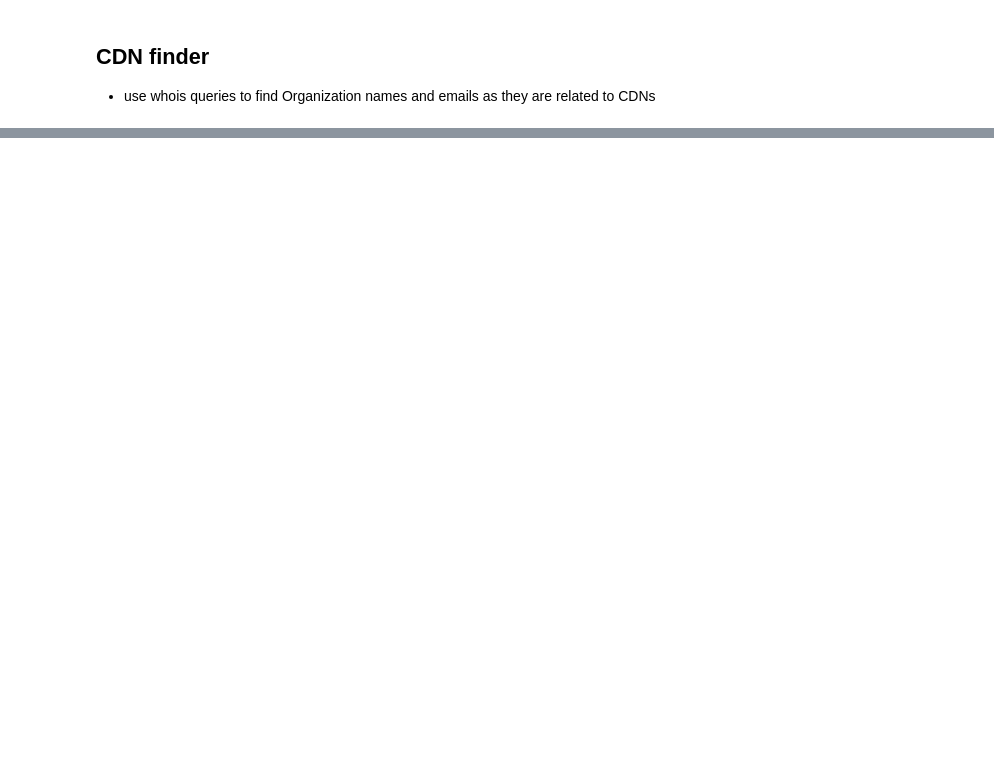
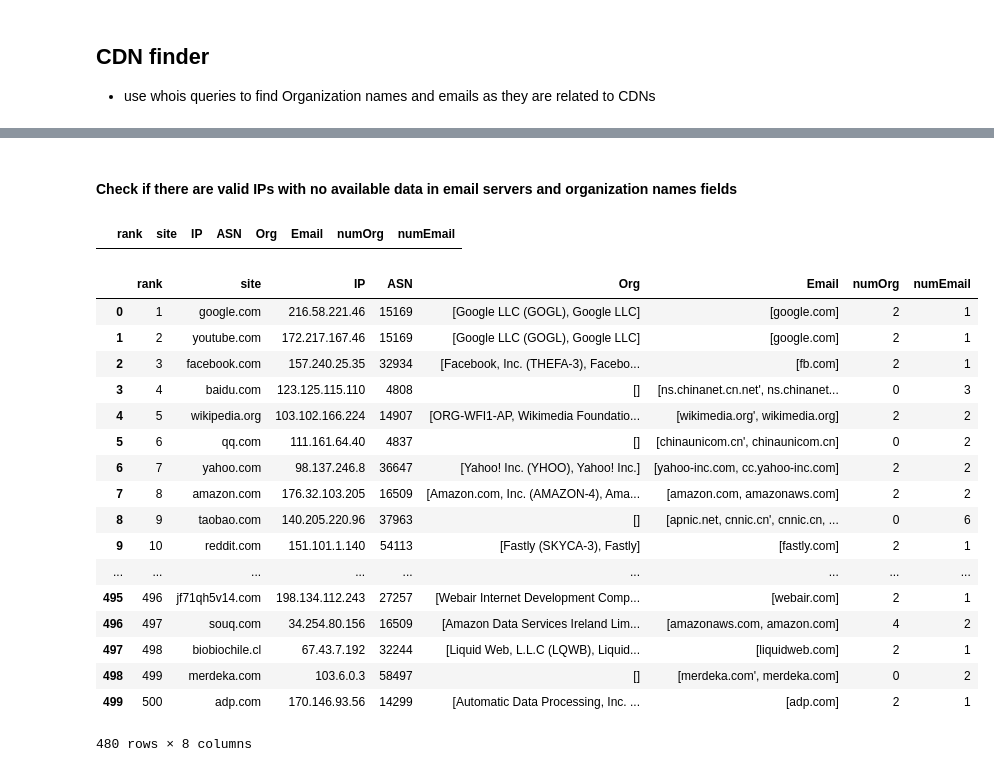
Before and after one commit to shahifaqeer/cdn-analysis, a Jupyter notebook: CDN_BGP_Analysis.ipynb, the cells around one changed output, grey strips where cells are left out. Cells and saved outputs as stored; diff of their text form; code cells hidden in the pictures; blank space fills up the shorter version.

```diff
--- a/CDN_BGP_Analysis.ipynb
+++ b/CDN_BGP_Analysis.ipynb
@@ -109,0 +138,2 @@ whois 212.129.33.171 process error/ran too long
+# %%
+sites_org = pd.read_pickle('output/df_org_email_info.pkl')
@@ -109,0 +142,2 @@ whois 212.129.33.171 process error/ran too long
+# %%
+sites_cdn = df_valid.merge(sites_org, left_index=True, right_index=True )
@@ -109,0 +156,27 @@ whois 212.129.33.171 process error/ran too long
+# %% [markdown]
+#### Check if there are valid IPs with no available data in email servers and organization names fields
+# %%
+sites_cdn[sites_cdn['numEmail']==0]
+# %% [output]
+|  | rank | site | IP | ASN | Org | Email | numOrg | numEmail |
+# %%
+sites_cdn
+# %% [output]
+|  | rank | site | IP | ASN | Org | Email | numOrg | numEmail |
+| 0 | 1 | google.com | 216.58.221.46 | 15169 | [Google LLC (GOGL), Google LLC] | [google.com] | 2 | 1 |
+| 1 | 2 | youtube.com | 172.217.167.46 | 15169 | [Google LLC (GOGL), Google LLC] | [google.com] | 2 | 1 |
+| 2 | 3 | facebook.com | 157.240.25.35 | 32934 | [Facebook, Inc. (THEFA-3), Facebo... | [fb.com] | 2 | 1 |
+| 3 | 4 | baidu.com | 123.125.115.110 | 4808 | [] | [ns.chinanet.cn.net', ns.chinanet... | 0 | 3 |
+| 4 | 5 | wikipedia.org | 103.102.166.224 | 14907 | [ORG-WFI1-AP, Wikimedia Foundatio... | [wikimedia.org', wikimedia.org] | 2 | 2 |
+| 5 | 6 | qq.com | 111.161.64.40 | 4837 | [] | [chinaunicom.cn', chinaunicom.cn] | 0 | 2 |
+| 6 | 7 | yahoo.com | 98.137.246.8 | 36647 | [Yahoo! Inc. (YHOO), Yahoo! Inc.] | [yahoo-inc.com, cc.yahoo-inc.com] | 2 | 2 |
+| 7 | 8 | amazon.com | 176.32.103.205 | 16509 | [Amazon.com, Inc. (AMAZON-4), Ama... | [amazon.com, amazonaws.com] | 2 | 2 |
+| 8 | 9 | taobao.com | 140.205.220.96 | 37963 | [] | [apnic.net, cnnic.cn', cnnic.cn, ... | 0 | 6 |
+| 9 | 10 | reddit.com | 151.101.1.140 | 54113 | [Fastly (SKYCA-3), Fastly] | [fastly.com] | 2 | 1 |
+| ... | ... | ... | ... | ... | ... | ... | ... | ... |
+| 495 | 496 | jf71qh5v14.com | 198.134.112.243 | 27257 | [Webair Internet Development Comp... | [webair.com] | 2 | 1 |
+| 496 | 497 | souq.com | 34.254.80.156 | 16509 | [Amazon Data Services Ireland Lim... | [amazonaws.com, amazon.com] | 4 | 2 |
+| 497 | 498 | biobiochile.cl | 67.43.7.192 | 32244 | [Liquid Web, L.L.C (LQWB), Liquid... | [liquidweb.com] | 2 | 1 |
+| 498 | 499 | merdeka.com | 103.6.0.3 | 58497 | [] | [merdeka.com', merdeka.com] | 0 | 2 |
+| 499 | 500 | adp.com | 170.146.93.56 | 14299 | [Automatic Data Processing, Inc. ... | [adp.com] | 2 | 1 |
+480 rows × 8 columns
```
Also changed, not shown: parts of 16 cells of this notebook.
